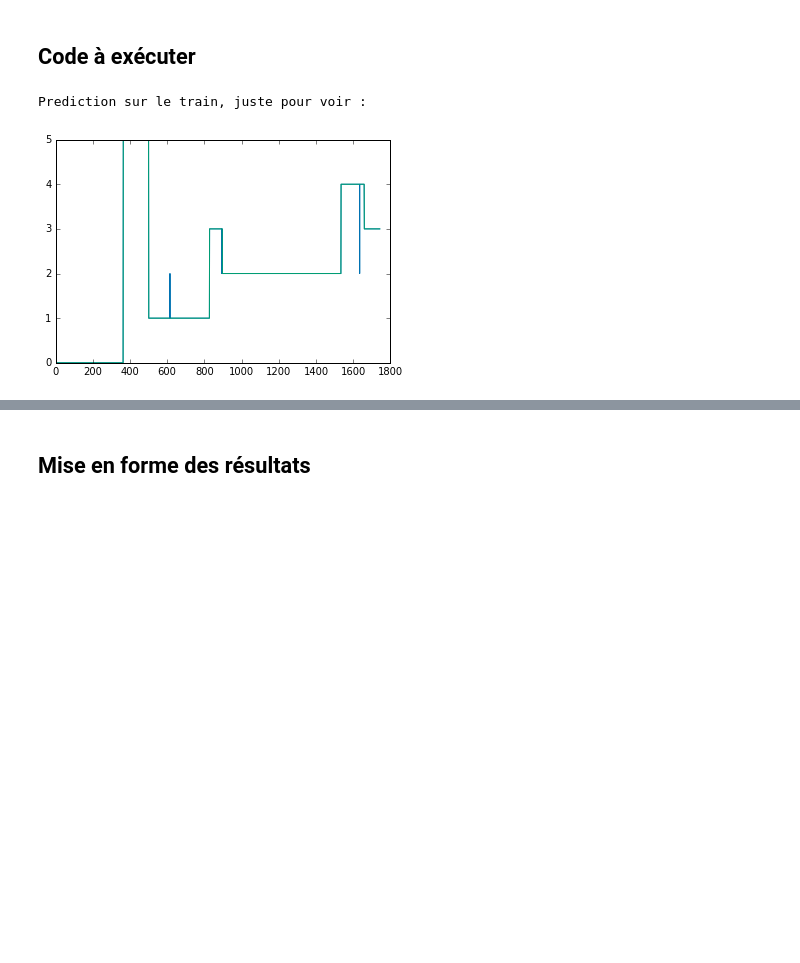
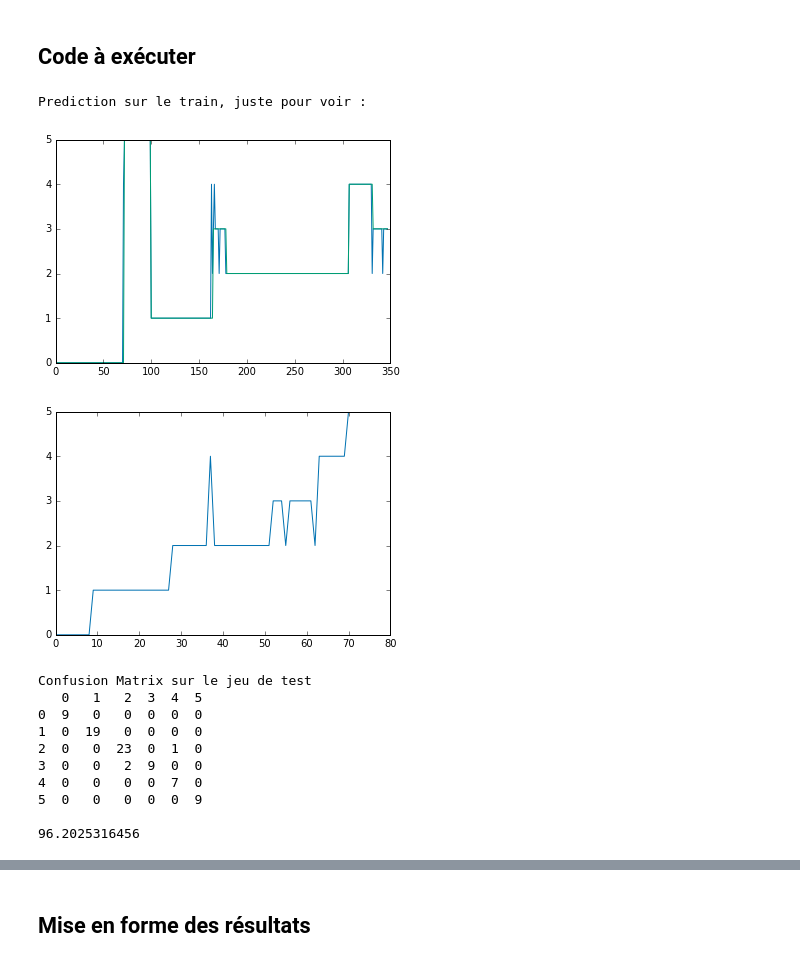
Before and after one commit to Vincent-Robert/Projet-SIGMA, a Jupyter notebook: Script court.ipynb, the cells around one changed output, grey strips where cells are left out. Saved outputs shown, nothing was run; the diff lists cells and outputs as text; code cells hidden in the pictures; blank space fills up the shorter version.

```diff
--- a/Script court.ipynb
+++ b/Script court.ipynb
@@ -264,9 +258,9 @@ liste_transitions = [6338, 13822, 18325, 19621, 22352, 25196,
 #[6387, 12431, 26944, 38936, 45825, 47501, 49249, 51276, 53365, ]
 # %%
 train_features, labels_idee = create_train(train_name, window_length, recouvrement, n, liste_labels, liste_transitions)
-classifier1, classifier2, classifier3, pca, scaler = build_model(train_features, labels_idee)
+classifier1, classifier2, pca, scaler = build_model(train_features, labels_idee)
 #classifier, pca, scaler = build_model(train_features, labels_idee)
-prediction_train = actually_predict(classifier1, classifier2, classifier3, train_features, pca, scaler)
+prediction_train = actually_predict(classifier1, classifier2, train_features, pca, scaler)
 #prediction_train = actually_predict(classifier, train_features, pca, scaler)
 print('Prediction sur le train, juste pour voir : ')
 plt.figure()
@@ -275,6 +269,47 @@ plt.plot(labels_idee)
 plt.show()
 # %% [output]
 Prediction sur le train, juste pour voir :
-[figure, old version]
+[figure, new version]
+# %%
+# concatenation des tests
+liste_labels = [0, 1, 2, 3, 4, 5]
+y_ideal = np.array([])
+y_pred = np.array([])
+k = 0
+test_liste = ['assis_test.csv', 'debout_test.csv', 'marche_test.csv', 'descenterapide3.csv', 'monte_test.csv', 'courir_test.csv']
+for test_name in test_liste:
+    test_features = create_test(test_name, window_length, recouvrement, n)
+    size = test_features.shape[0]
+    y_ideal = np.concatenate((y_ideal, liste_labels[k]*np.ones(size)))
+    prediction_test = actually_predict(classifier1, classifier2, test_features, pca, scaler)
+    y_pred = np.concatenate((y_pred, prediction_test))
+    k = k + 1
+
+plt.figure()
+plt.plot(np.rint(y_pred))
+plt.show()
+
+
+print('Confusion Matrix sur le jeu de test')
+mat = confusion_matrix(y_ideal, y_pred)
+print(DataFrame(mat))
+somme = 0
+for k in range(6):
+    somme = somme + mat[k,k]
+
+print()
+print(100 * somme/len(y_pred))
+# %% [output]
+[figure, added]
+Confusion Matrix sur le jeu de test
+   0   1   2  3  4  5
+0  9   0   0  0  0  0
+1  0  19   0  0  0  0
+2  0   0  23  0  1  0
+3  0   0   2  9  0  0
+4  0   0   0  0  7  0
+5  0   0   0  0  0  9
+
+96.2025316456
 # %%
 test_features = create_test('test_situation_reelle_2_coupee.csv', window_length, recouvrement, n)
```
Also changed, not shown: parts of 10 cells of this notebook.
